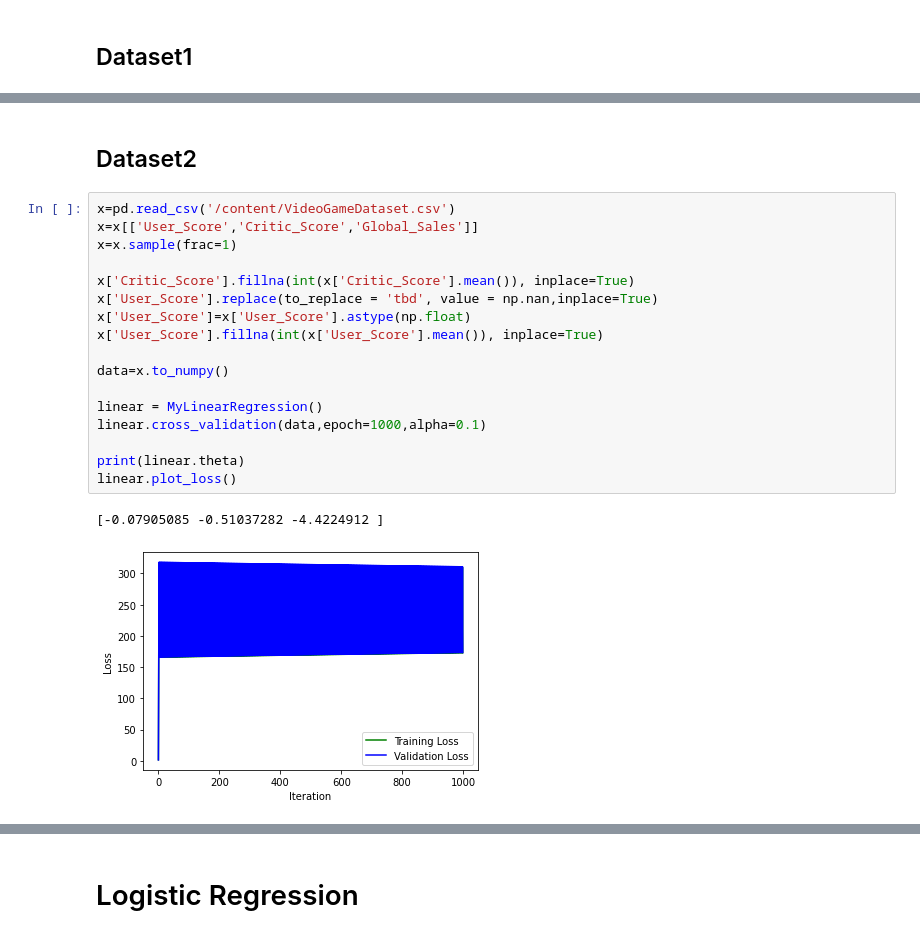
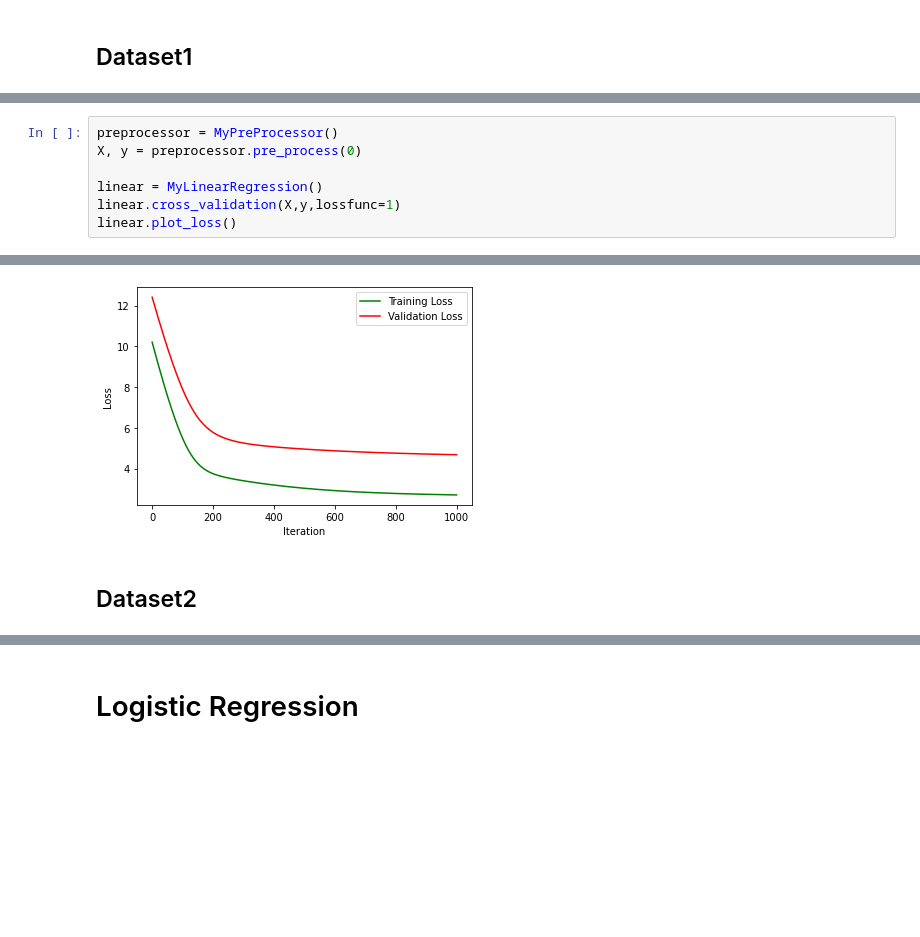
Before and after one commit to itissandeep98/ML-Assignments, a Jupyter notebook: ML_Assignment1.ipynb, the cells around one changed output, grey strips where cells are left out. Drawn from its saved outputs; the diff is of its cells as text; blank space fills up the shorter version.

Commit message:
Pre process class added

```diff
--- a/ML_Assignment1.ipynb
+++ b/ML_Assignment1.ipynb
@@ -246,0 +353,8 @@ Validation Loss: 4.044037475293301
+# %%
+preprocessor = MyPreProcessor()
+X, y = preprocessor.pre_process(0)
+
+linear = MyLinearRegression()
+linear.cross_validation(X,y,lossfunc=1)
+linear.plot_loss()
+# %% [output]
@@ -247,22 +365,3 @@ Validation Loss: 4.044037475293301
+[figure, added]
 # %% [markdown]
 ## Dataset2
-# %%
-x=pd.read_csv('/content/VideoGameDataset.csv')
-x=x[['User_Score','Critic_Score','Global_Sales']]
-x=x.sample(frac=1)
-
-x['Critic_Score'].fillna(int(x['Critic_Score'].mean()), inplace=True)
-x['User_Score'].replace(to_replace = 'tbd', value = np.nan,inplace=True)
-x['User_Score']=x['User_Score'].astype(np.float)
-x['User_Score'].fillna(int(x['User_Score'].mean()), inplace=True)
-
-data=x.to_numpy()
-
-linear = MyLinearRegression()
-linear.cross_validation(data,epoch=1000,alpha=0.1)
-
-print(linear.theta)
-linear.plot_loss()
-# %% [output]
-[-0.07905085 -0.51037282 -4.4224912 ]
-[figure, removed]
```
Also changed, not shown: parts of 7 cells of this notebook.
